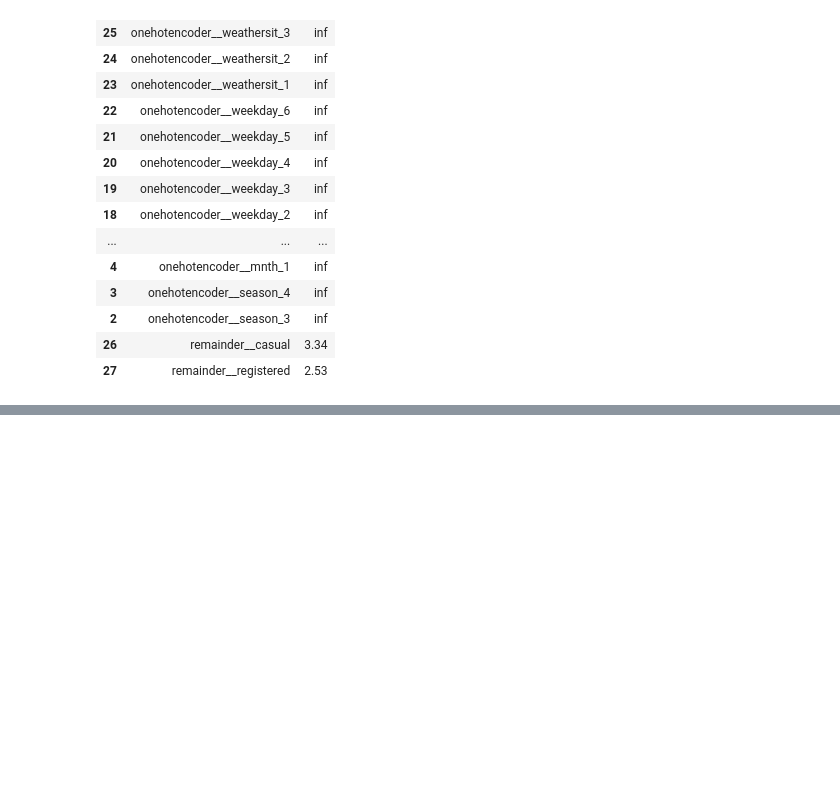
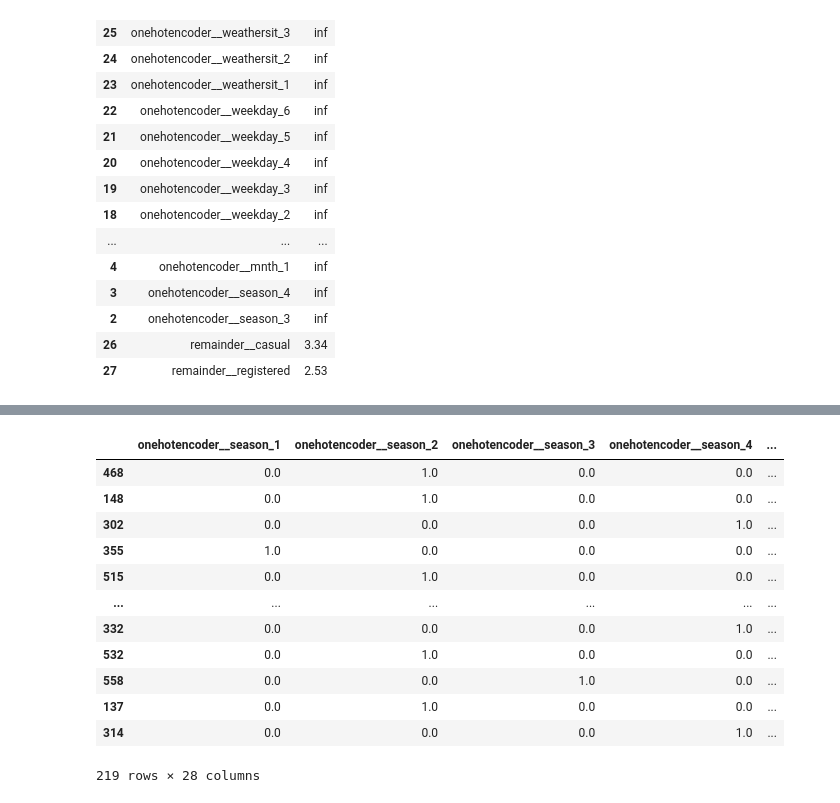
Before and after one commit to hargurjeet/Bike_Sharing_Case_Study, a Jupyter notebook: Bike_Sharing_Case_Study.ipynb, the cells around one changed output, grey strips where cells are left out. Cells and saved outputs as stored; diff of their text form; code cells hidden in the pictures; blank space fills up the shorter version.

```diff
--- a/Bike_Sharing_Case_Study.ipynb
+++ b/Bike_Sharing_Case_Study.ipynb
@@ -614,0 +680,3 @@ vif
+# %%
+X_test[numberic_variable] = scaler.transform(X_test[numberic_variable])
+X_test[numberic_variable].head()
@@ -614,0 +722,22 @@ vif
+# %%
+features_final = ['onehotencoder__season_1', 'onehotencoder__season_2', 'onehotencoder__season_3', 'onehotencoder__season_4','onehotencoder__weathersit_3','onehotencoder__weathersit_2','onehotencoder__weathersit_1',\
+    'onehotencoder__weekday_6','onehotencoder__weekday_5','onehotencoder__weekday_4','onehotencoder__weekday_3','onehotencoder__weekday_2','onehotencoder__weekday_1',\
+        'onehotencoder__weekday_0','onehotencoder__mnth_12','onehotencoder__mnth_11','onehotencoder__mnth_10','onehotencoder__mnth_9','onehotencoder__mnth_8',
+            'onehotencoder__mnth_7','onehotencoder__mnth_6','onehotencoder__mnth_5','onehotencoder__mnth_4','onehotencoder__mnth_3','onehotencoder__mnth_2',\
+                'onehotencoder__mnth_1','remainder__casual','remainder__registered']
+# %%
+X_test[features_final]
+# %% [output]
+|  | onehotencoder__season_1 | onehotencoder__season_2 | onehotencoder__season_3 | onehotencoder__season_4 | ... |
+| 468 | 0.0 | 1.0 | 0.0 | 0.0 | ... |
+| 148 | 0.0 | 1.0 | 0.0 | 0.0 | ... |
+| 302 | 0.0 | 0.0 | 0.0 | 1.0 | ... |
+| 355 | 1.0 | 0.0 | 0.0 | 0.0 | ... |
+| 515 | 0.0 | 1.0 | 0.0 | 0.0 | ... |
+| ... | ... | ... | ... | ... | ... |
+| 332 | 0.0 | 0.0 | 0.0 | 1.0 | ... |
+| 532 | 0.0 | 1.0 | 0.0 | 0.0 | ... |
+| 558 | 0.0 | 0.0 | 1.0 | 0.0 | ... |
+| 137 | 0.0 | 1.0 | 0.0 | 0.0 | ... |
+| 314 | 0.0 | 0.0 | 0.0 | 1.0 | ... |
+219 rows × 28 columns
```
Also changed, not shown: parts of 23 cells of this notebook.
